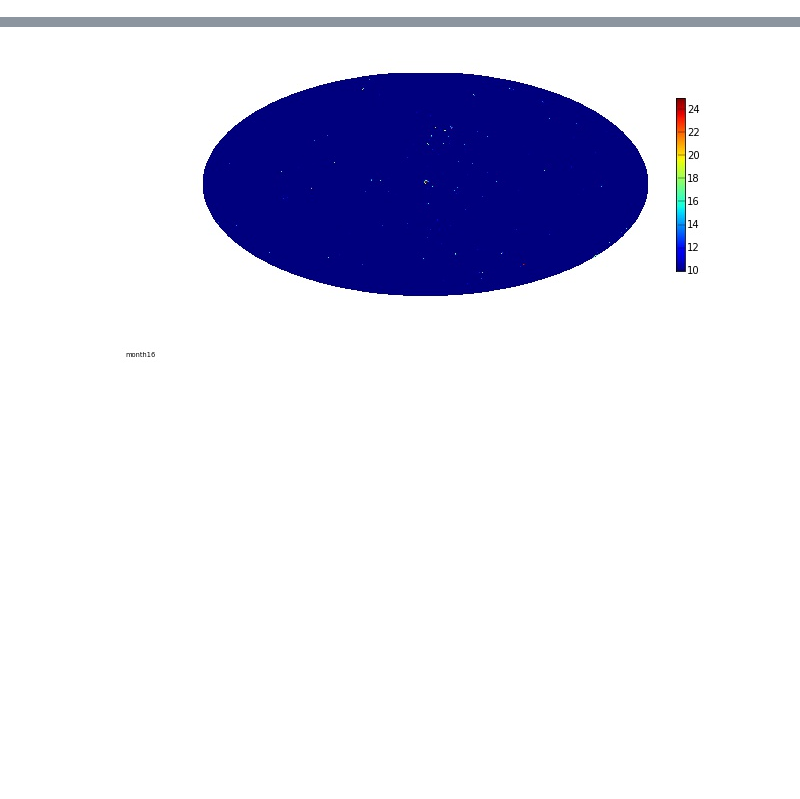
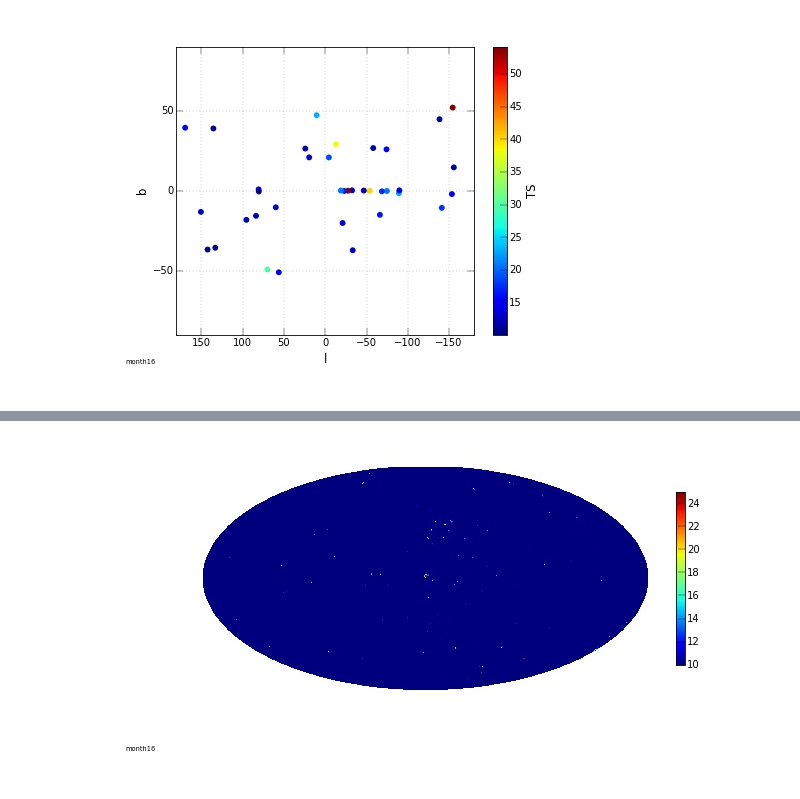
Before and after one commit to tburnett/Fermi-LAT, a Jupyter notebook: transients/Document.ipynb, the cells around one changed output, grey strips where cells are left out. Saved outputs shown, nothing was run; the diff lists cells and outputs as text; code cells hidden in the pictures; blank space fills up the shorter version.

```diff
--- a/transients/Document.ipynb
+++ b/transients/Document.ipynb
@@ -19,0 +38,4 @@ Event processing is done individually for each month, using the same IRF and bac
+# %%
+display.Image('month16/plots/pgwave/skyplot_good_month16.jpg')
+# %% [output]
+[figure, added]
```
Also changed, not shown: parts of 11 cells of this notebook.
